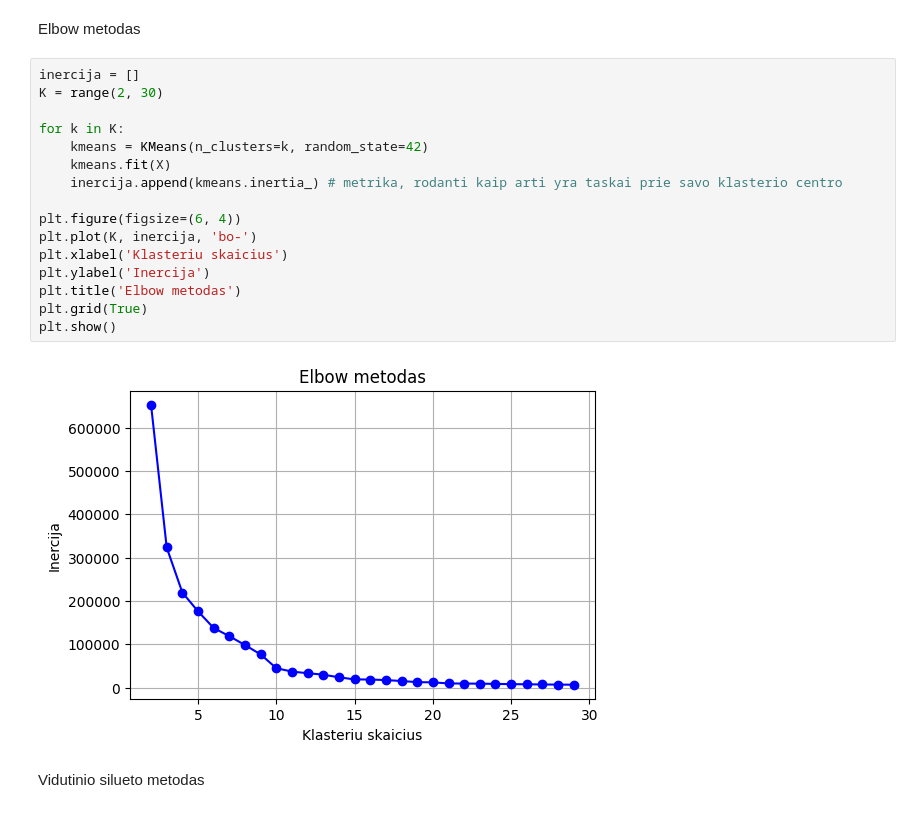
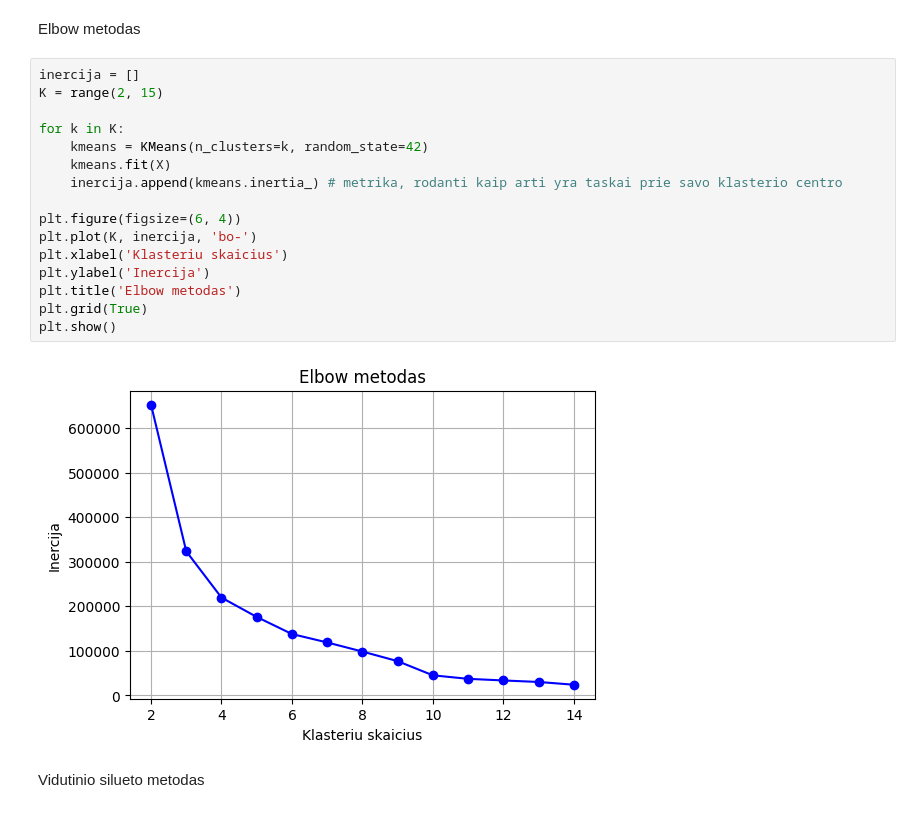
Before and after one commit to LivetaK/duomenu_tyryba_ir_masininis_mokymasis, a Jupyter notebook: 3_lab/klasteriu_skaiciaus_nustatymas.ipynb, the cells around one changed output. Saved outputs shown, nothing was run; the diff lists cells and outputs as text.

```diff
--- a/3_lab/klasteriu_skaiciaus_nustatymas.ipynb
+++ b/3_lab/klasteriu_skaiciaus_nustatymas.ipynb
@@ -23,22 +23,22 @@ Geriausias klasteriu skaicius: 27
 Elbow metodas
 # %%
 inercija = []
-K = range(2, 30)
+K = range(2, 15)
 
 for k in K:
     kmeans = KMeans(n_clusters=k, random_state=42)
     kmeans.fit(X)
     inercija.append(kmeans.inertia_) # metrika, rodanti kaip arti yra taskai prie savo klasterio centro
 
 plt.figure(figsize=(6, 4))
 plt.plot(K, inercija, 'bo-')
 plt.xlabel('Klasteriu skaicius')
 plt.ylabel('Inercija')
 plt.title('Elbow metodas')
 plt.grid(True)
 plt.show()
 # %% [output]
-[figure, old version]
+[figure, new version]
 # %% [markdown]
 Vidutinio silueto metodas
 # %%
```
Also changed, not shown: parts of 1 cell of this notebook, 3 other files.
